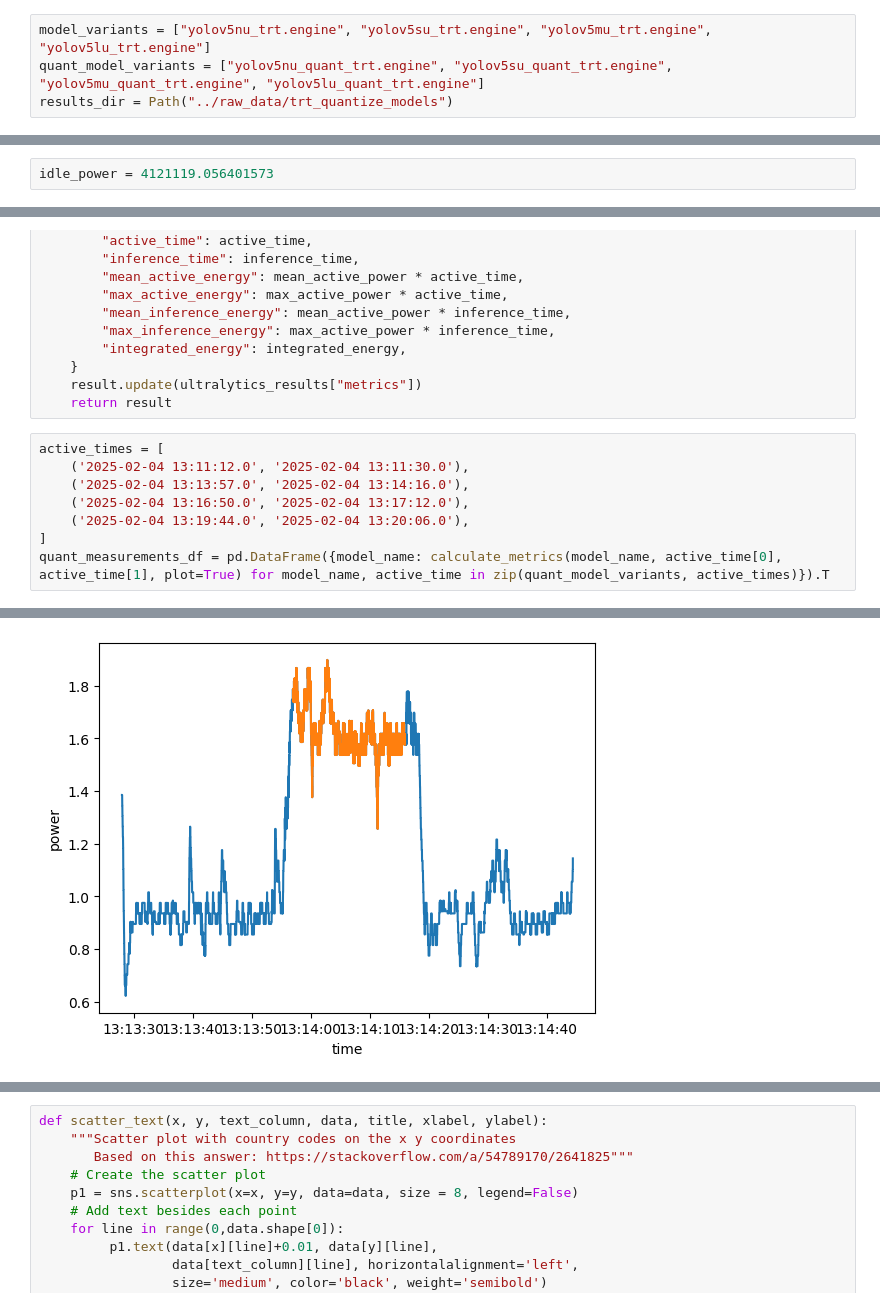
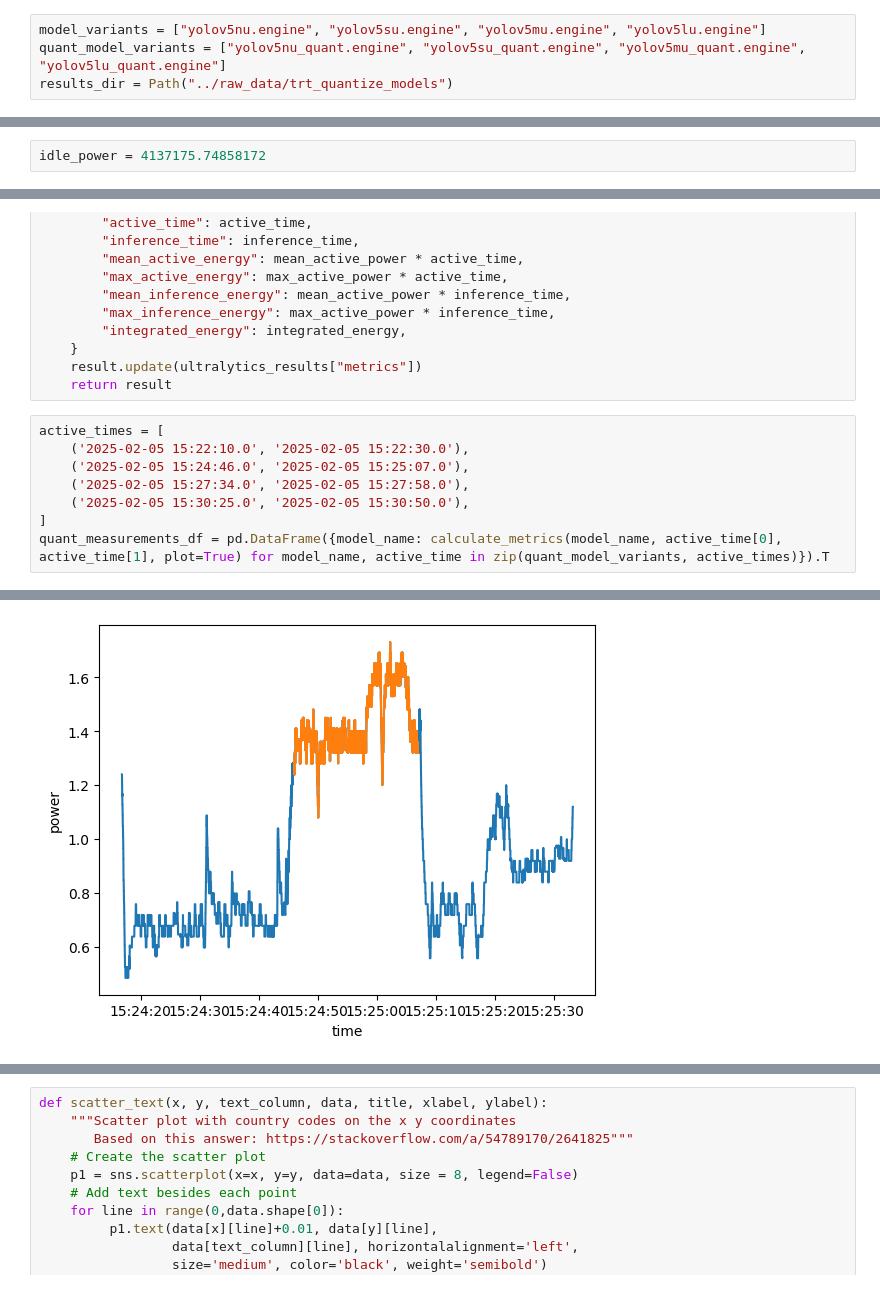
Before and after one commit to fuzzylabs/edge-vision-power-estimation, a Jupyter notebook: jetson/power_logging/notebooks/explore_quantization.ipynb, the cells around one changed output, grey strips where cells are left out. Saved outputs shown, nothing was run; the diff lists cells and outputs as text.

```diff
--- a/jetson/power_logging/notebooks/explore_quantization.ipynb
+++ b/jetson/power_logging/notebooks/explore_quantization.ipynb
@@ -150,8 +150,8 @@ df.to_csv("../processed_data/model_quantization_measurements.csv")
 # %% [markdown]
 ## TensorRT
 # %%
-model_variants = ["yolov5nu_trt.engine", "yolov5su_trt.engine", "yolov5mu_trt.engine", "yolov5lu_trt.engine"]
-quant_model_variants = ["yolov5nu_quant_trt.engine", "yolov5su_quant_trt.engine", "yolov5mu_quant_trt.engine", "yolov5lu_quant_trt.engine"]
+model_variants = ["yolov5nu.engine", "yolov5su.engine", "yolov5mu.engine", "yolov5lu.engine"]
+quant_model_variants = ["yolov5nu_quant.engine", "yolov5su_quant.engine", "yolov5mu_quant.engine", "yolov5lu_quant.engine"]
 results_dir = Path("../raw_data/trt_quantize_models")
 # %%
 def read_model(model_name):
@@ -162,7 +162,7 @@ def read_model(model_name):
         results = json.load(f)
     return power_df, timings, results
 # %%
-idle_power = 4121119.056401573
+idle_power = 4137175.74858172
 # %%
 def calculate_metrics(model_name: str, plot=False):
     """Calculates metrics and returns a dict with all metrics for a given model measurements.
@@ -301,10 +301,10 @@ def calculate_metrics(model_name: str, mi: str, ma: str, plot=False):
     return result
 # %%
 active_times = [
-    ('2025-02-04 13:11:12.0', '2025-02-04 13:11:30.0'),
-    ('2025-02-04 13:13:57.0', '2025-02-04 13:14:16.0'),
-    ('2025-02-04 13:16:50.0', '2025-02-04 13:17:12.0'),
-    ('2025-02-04 13:19:44.0', '2025-02-04 13:20:06.0'),
+    ('2025-02-05 15:22:10.0', '2025-02-05 15:22:30.0'),
+    ('2025-02-05 15:24:46.0', '2025-02-05 15:25:07.0'),
+    ('2025-02-05 15:27:34.0', '2025-02-05 15:27:58.0'),
+    ('2025-02-05 15:30:25.0', '2025-02-05 15:30:50.0'),
 ]
 quant_measurements_df = pd.DataFrame({model_name: calculate_metrics(model_name, active_time[0], active_time[1], plot=True) for model_name, active_time in zip(quant_model_variants, active_times)}).T
 # %% [output]
@@ -312 +312 @@ quant_measurements_df = pd.DataFrame({model_name: calculate_metrics(model_name,
-[figure, old version]
+[figure, new version]
```
Also changed, not shown: parts of 7 cells of this notebook, 2 other files.
